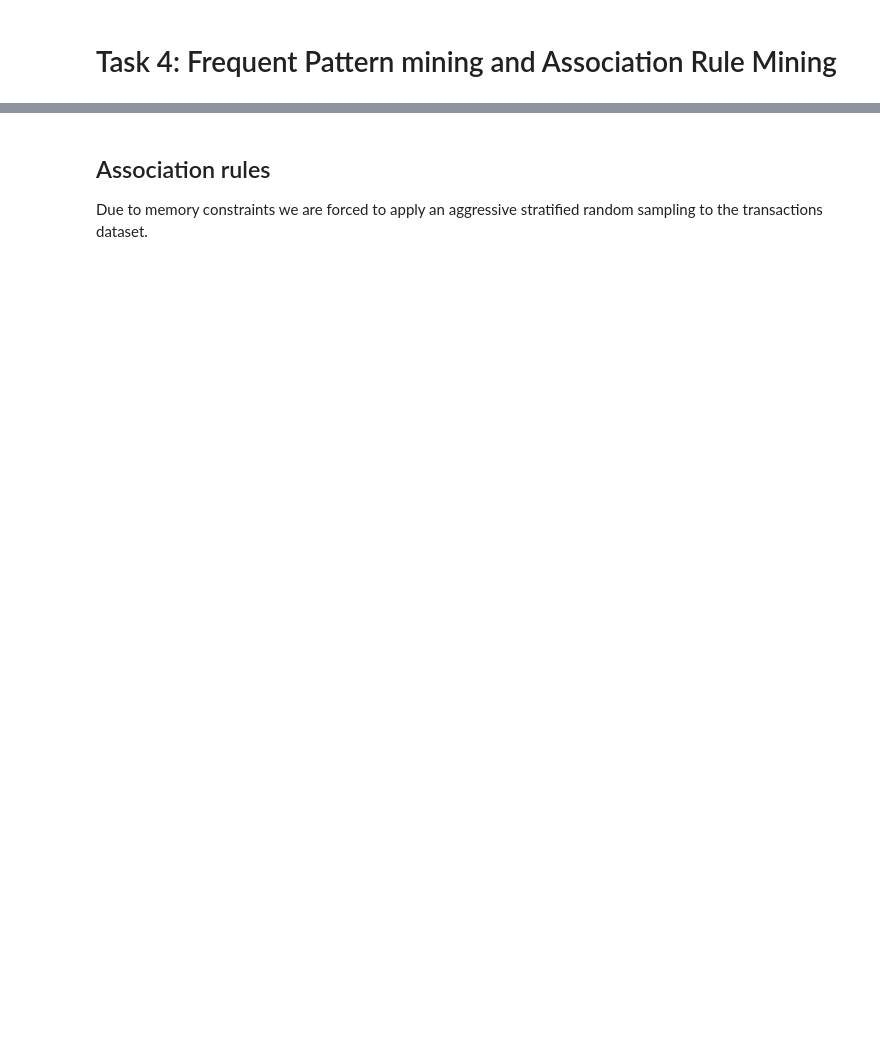
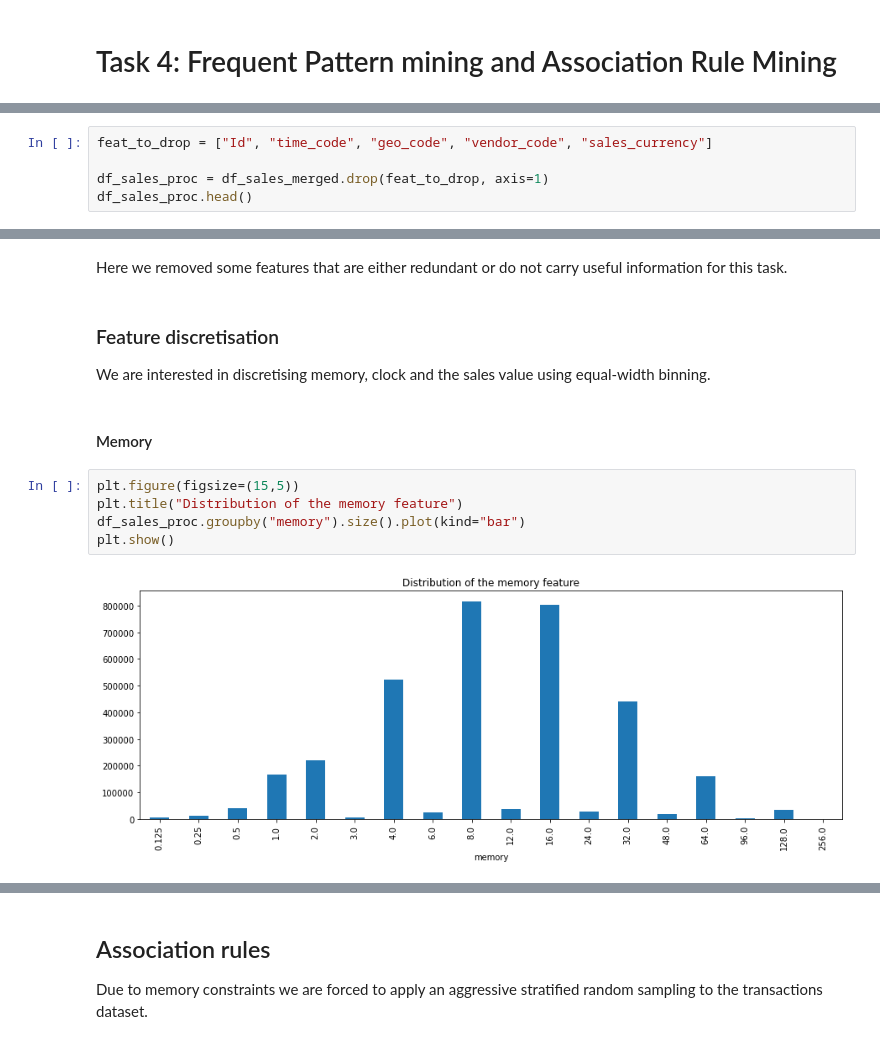
Before and after one commit to adettori/Data-Mining-DM-2020-project, a Jupyter notebook: DM_14_TASK4/dm2020-2-task4.ipynb, the cells around one changed output, grey strips where cells are left out. Cells and saved outputs as stored; diff of their text form; blank space fills up the shorter version.

```diff
--- a/DM_14_TASK4/dm2020-2-task4.ipynb
+++ b/DM_14_TASK4/dm2020-2-task4.ipynb
@@ -38,0 +46,5 @@ df_sales_merged.head()
+# %%
+feat_to_drop = ["Id", "time_code", "geo_code", "vendor_code", "sales_currency"]
+
+df_sales_proc = df_sales_merged.drop(feat_to_drop, axis=1)
+df_sales_proc.head()
@@ -38,0 +58,14 @@ df_sales_merged.head()
+# %% [markdown]
+Here we removed some features that are either redundant or do not carry useful information for this task.
+# %% [markdown]
+### Feature discretisation
+We are interested in discretising memory, clock and the sales value using equal-width binning.
+# %% [markdown]
+#### Memory
+# %%
+plt.figure(figsize=(15,5))
+plt.title("Distribution of the memory feature")
+df_sales_proc.groupby("memory").size().plot(kind="bar")
+plt.show()
+# %% [output]
+[figure, added]
```
Also changed, not shown: parts of 47 cells of this notebook.
